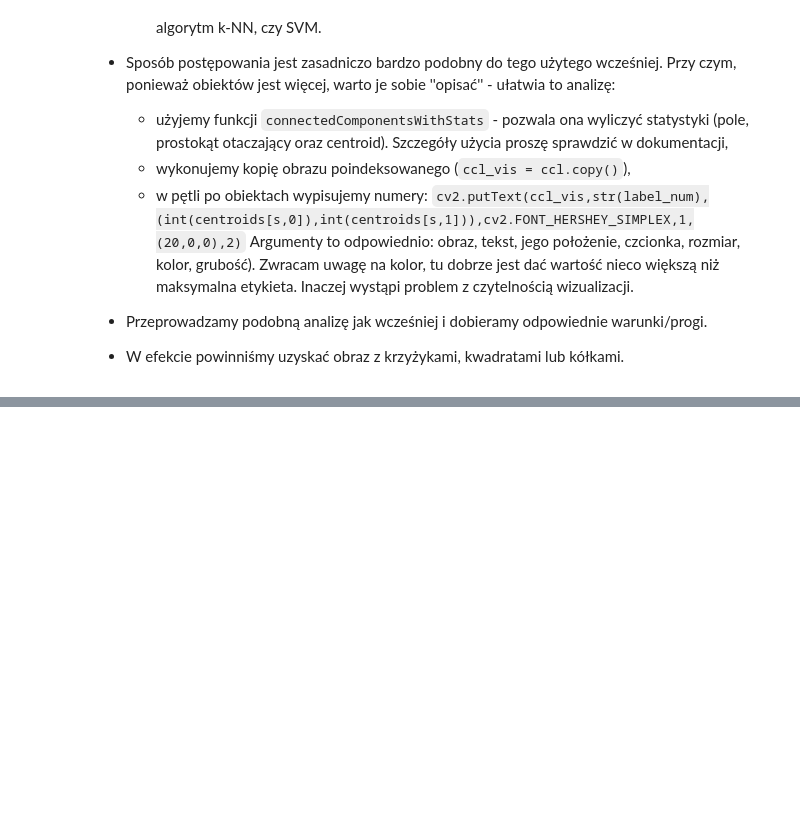
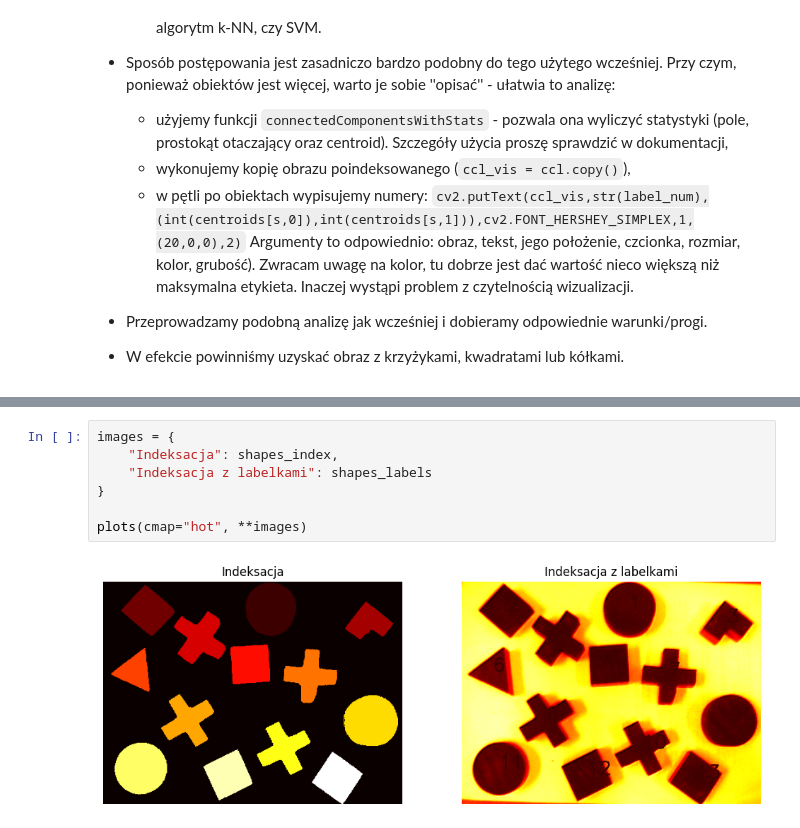
Before and after one commit to DziqG2NK/Przetwarzanie-i-analiza-obraz-w-cyfrowych, a Jupyter notebook: zajecia_6/13_ccl.ipynb, the cells around one changed output, grey strips where cells are left out. Drawn from its saved outputs; the diff is of its cells as text; blank space fills up the shorter version.

```diff
--- a/zajecia_6/13_ccl.ipynb
+++ b/zajecia_6/13_ccl.ipynb
@@ -461,0 +543,9 @@ Wynika z tego konieczność uwzględnienia pewnej tolerancji wartości współcz
+# %%
+images = {
+    "Indeksacja": shapes_index,
+    "Indeksacja z labelkami": shapes_labels
+}
+
+plots(cmap="hot", **images)
+# %% [output]
+[figure, added]
```
Also changed, not shown: parts of 10 cells of this notebook.
